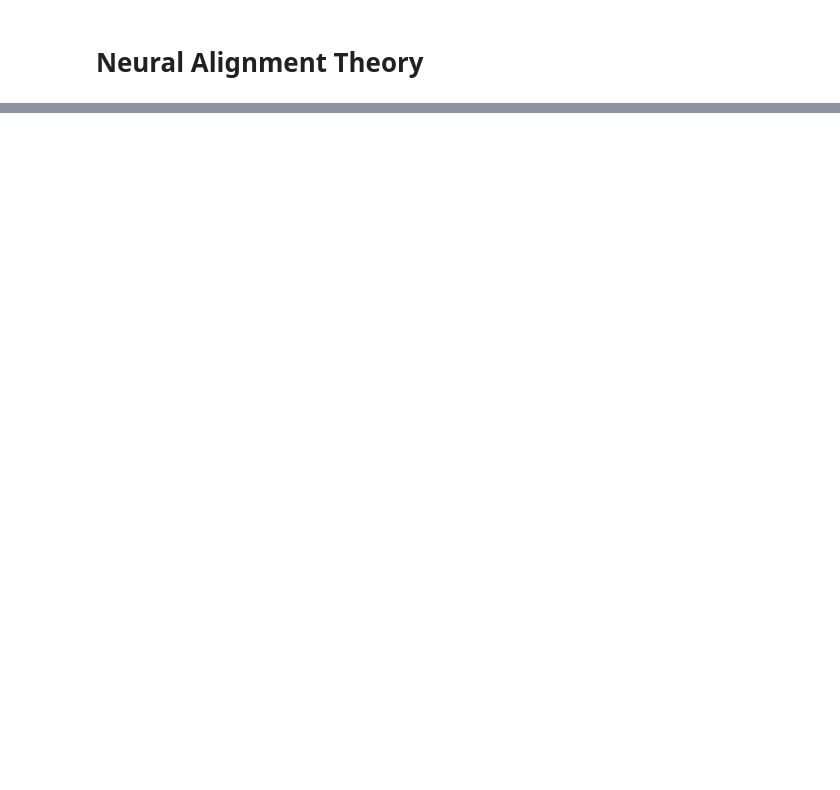
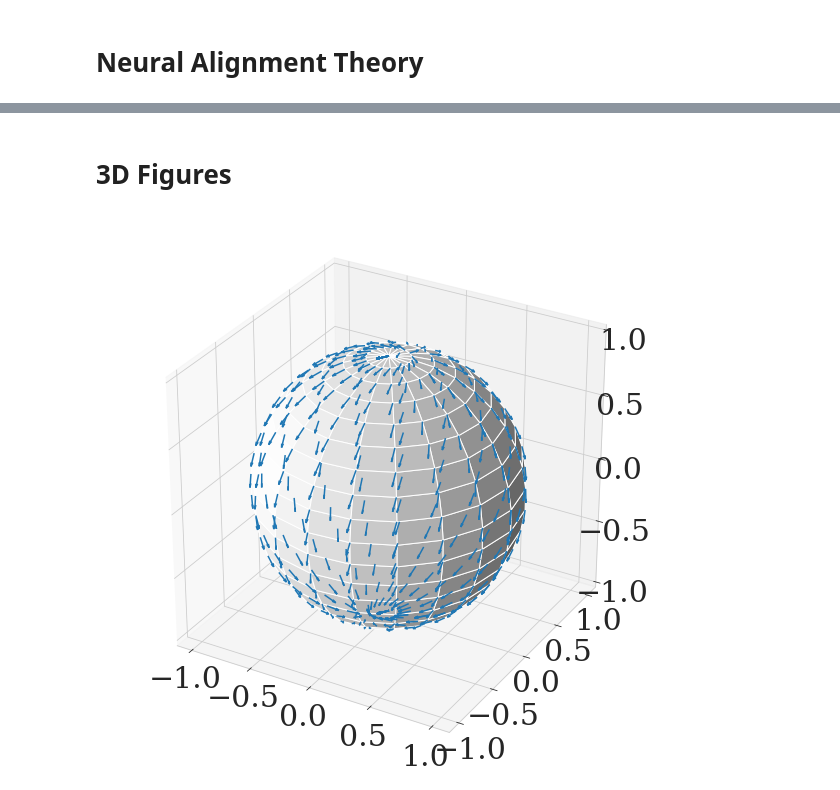
Before and after one commit to danielkunin/neural-mechanics, a Jupyter notebook: Neural Mechanics.ipynb, the cells around one changed output, grey strips where cells are left out. Drawn from its saved outputs; the diff is of its cells as text; code cells hidden in the pictures; blank space fills up the shorter version.

```diff
--- a/Neural Mechanics.ipynb
+++ b/Neural Mechanics.ipynb
@@ -898,0 +229,2 @@ plt.savefig('wm-large.pdf', format='pdf', bbox_inches='tight')
+# %% [markdown]
+# 3D Figures
@@ -898,0 +270,21 @@ plt.savefig('wm-large.pdf', format='pdf', bbox_inches='tight')
+# %%
+fig = plt.figure(figsize=(10,10))
+ax = fig.gca(projection='3d')
+
+theta = np.linspace(0, 2*np.pi, 20)
+phi = np.linspace(0, np.pi, 20)
+r = 1
+# w1, w2, w3 = np.meshgrid(r * np.cos(theta) * np.sin(phi),
+#                          r * np.sin(theta) * np.sin(phi),
+#                          r * np.cos(phi))
+w1 = r * np.outer(np.cos(theta), np.sin(phi))
+w2 = r * np.outer(np.sin(theta), np.sin(phi))
+w3 = r * np.outer(np.ones(np.size(theta)), np.cos(phi))
+
+dw1, dw2, dw3 = scale_3D(w1, w2, w3)
+ax.quiver(w1, w2, w3, dw1, dw2, dw3, length=0.1, normalize=True)
+
+ax.plot_surface(w1, w2, w3, rstride=1, cstride=1, color='w', shade=1)
+plt.show()
+# %% [output]
+[figure, added]
```
Also changed, not shown: parts of 23 cells of this notebook.
